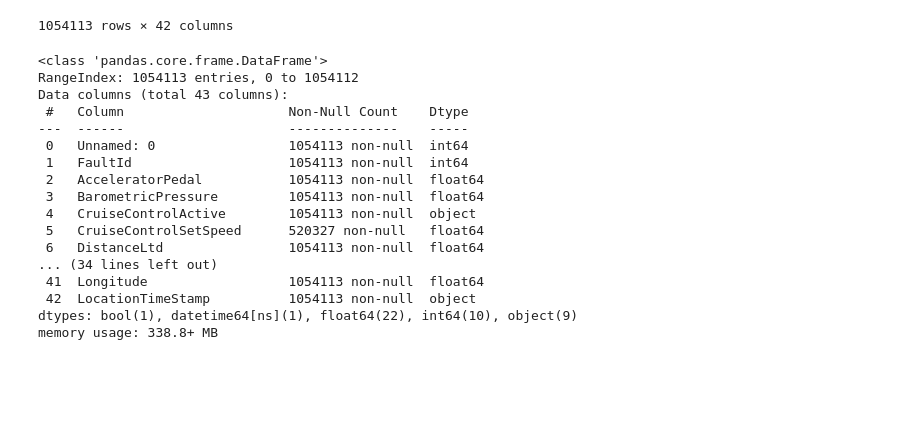
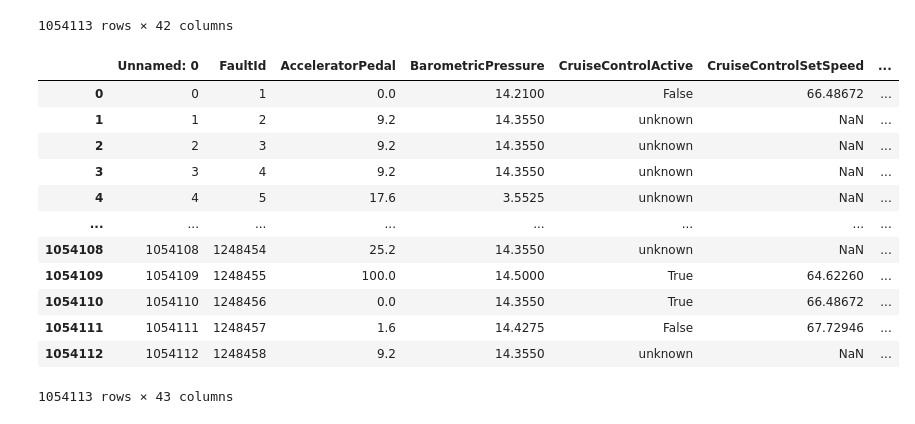
Before and after one commit to hcgreer/big_g_express-data-detectives, a Jupyter notebook: Big_G_New_Dataframes.ipynb, the cells around one changed output. Drawn from its saved outputs; the diff is of its cells as text; code cells hidden in the pictures; blank space fills up the shorter version.

```diff
--- a/Big_G_New_Dataframes.ipynb
+++ b/Big_G_New_Dataframes.ipynb
@@ -56,22 +51,18 @@ faults_diagnostics.drop('Unnamed: 0', axis=1)
 # %%
 faults_diagnostics['EventTimeStamp'] = pd.to_datetime(faults_diagnostics['EventTimeStamp'])
 # %%
-faults_diagnostics.info()
+faults_diagnostics
 # %% [output]
+|  | Unnamed: 0 | FaultId | AcceleratorPedal | BarometricPressure | CruiseControlActive | CruiseControlSetSpeed | ... |
+| 0 | 0 | 1 | 0.0 | 14.2100 | False | 66.48672 | ... |
+| 1 | 1 | 2 | 9.2 | 14.3550 | unknown | NaN | ... |
+| 2 | 2 | 3 | 9.2 | 14.3550 | unknown | NaN | ... |
+| 3 | 3 | 4 | 9.2 | 14.3550 | unknown | NaN | ... |
+| 4 | 4 | 5 | 17.6 | 3.5525 | unknown | NaN | ... |
+| ... | ... | ... | ... | ... | ... | ... | ... |
+| 1054108 | 1054108 | 1248454 | 25.2 | 14.3550 | unknown | NaN | ... |
+| 1054109 | 1054109 | 1248455 | 100.0 | 14.5000 | True | 64.62260 | ... |
+| 1054110 | 1054110 | 1248456 | 0.0 | 14.3550 | True | 66.48672 | ... |
+| 1054111 | 1054111 | 1248457 | 1.6 | 14.4275 | False | 67.72946 | ... |
+| 1054112 | 1054112 | 1248458 | 9.2 | 14.3550 | unknown | NaN | ... |
-<class 'pandas.core.frame.DataFrame'>
-RangeIndex: 1054113 entries, 0 to 1054112
-Data columns (total 43 columns):
- #   Column                     Non-Null Count    Dtype
----  ------                     --------------    -----
- 0   Unnamed: 0                 1054113 non-null  int64
- 1   FaultId                    1054113 non-null  int64
- 2   AcceleratorPedal           1054113 non-null  float64
- 3   BarometricPressure         1054113 non-null  float64
- 4   CruiseControlActive        1054113 non-null  object
- 5   CruiseControlSetSpeed      520327 non-null   float64
- 6   DistanceLtd                1054113 non-null  float64
-... (34 lines left out)
- 41  Longitude                  1054113 non-null  float64
- 42  LocationTimeStamp          1054113 non-null  object
-dtypes: bool(1), datetime64[ns](1), float64(22), int64(10), object(9)
-memory usage: 338.8+ MB
+1054113 rows × 43 columns
```
Also changed, not shown: parts of 17 cells of this notebook.
